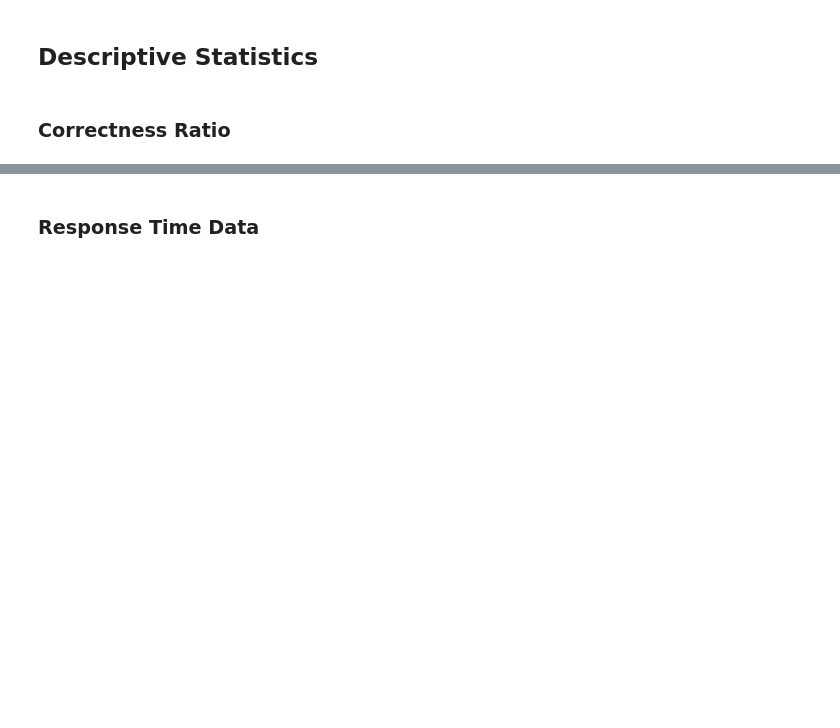
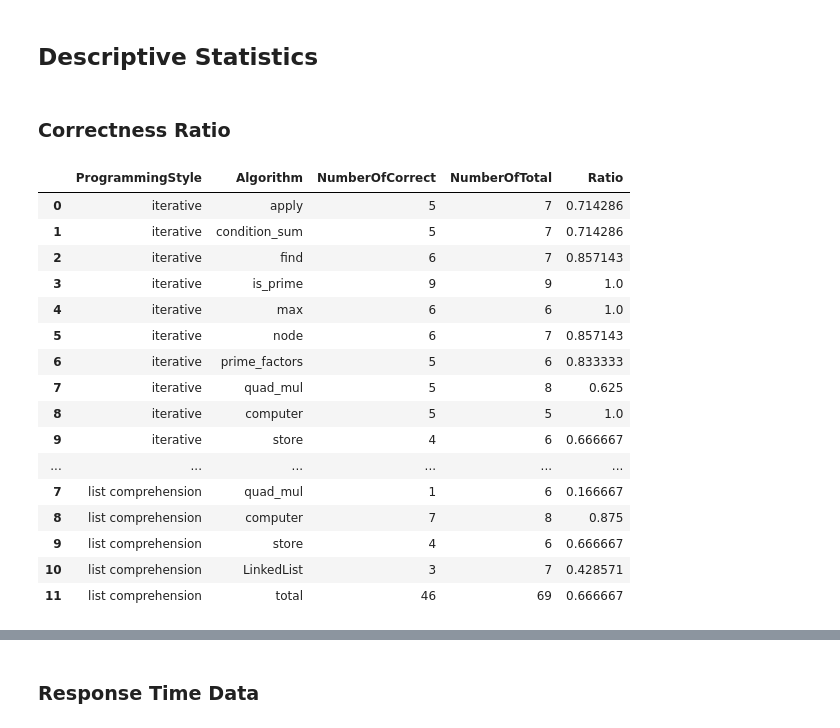
Before and after one commit to Sonaion/bachelor-arbeit, a Jupyter notebook: DataEvaluation/RQ01_01_Behavioral.ipynb, the cells around one changed output, grey strips where cells are left out. Drawn from its saved outputs; the diff is of its cells as text; code cells hidden in the pictures; blank space fills up the shorter version.

```diff
--- a/DataEvaluation/RQ01_01_Behavioral.ipynb
+++ b/DataEvaluation/RQ01_01_Behavioral.ipynb
@@ -70,5 +68,24 @@ df_correctness_ratio = df_correctness_ratio.append(df_higher_order)
 df_correctness_ratio = df_correctness_ratio.append(df_list_comprehension)
 df_correctness_ratio["Ratio"] = df_correctness_ratio["NumberOfCorrect"] / df_correctness_ratio["NumberOfTotal"]
 # %%
-df_correctness_ratio.to_csv('./results/behavioral_correctness_ratio.csv', index=False)
+df_correctness_ratio.to_excel('./results/data/RQ1_CorrectnessRatioRaw.xlsx', index=False)
+df_correctness_ratio
+# %% [output]
+|  | ProgrammingStyle | Algorithm | NumberOfCorrect | NumberOfTotal | Ratio |
+| 0 | iterative | apply | 5 | 7 | 0.714286 |
+| 1 | iterative | condition_sum | 5 | 7 | 0.714286 |
+| 2 | iterative | find | 6 | 7 | 0.857143 |
+| 3 | iterative | is_prime | 9 | 9 | 1.0 |
+| 4 | iterative | max | 6 | 6 | 1.0 |
+| 5 | iterative | node | 6 | 7 | 0.857143 |
+| 6 | iterative | prime_factors | 5 | 6 | 0.833333 |
+| 7 | iterative | quad_mul | 5 | 8 | 0.625 |
+| 8 | iterative | computer | 5 | 5 | 1.0 |
+| 9 | iterative | store | 4 | 6 | 0.666667 |
+| ... | ... | ... | ... | ... | ... |
+| 7 | list comprehension | quad_mul | 1 | 6 | 0.166667 |
+| 8 | list comprehension | computer | 7 | 8 | 0.875 |
+| 9 | list comprehension | store | 4 | 6 | 0.666667 |
+| 10 | list comprehension | LinkedList | 3 | 7 | 0.428571 |
+| 11 | list comprehension | total | 46 | 69 | 0.666667 |
 # %%
```
Also changed, not shown: parts of 34 cells of this notebook, 3 other files.
